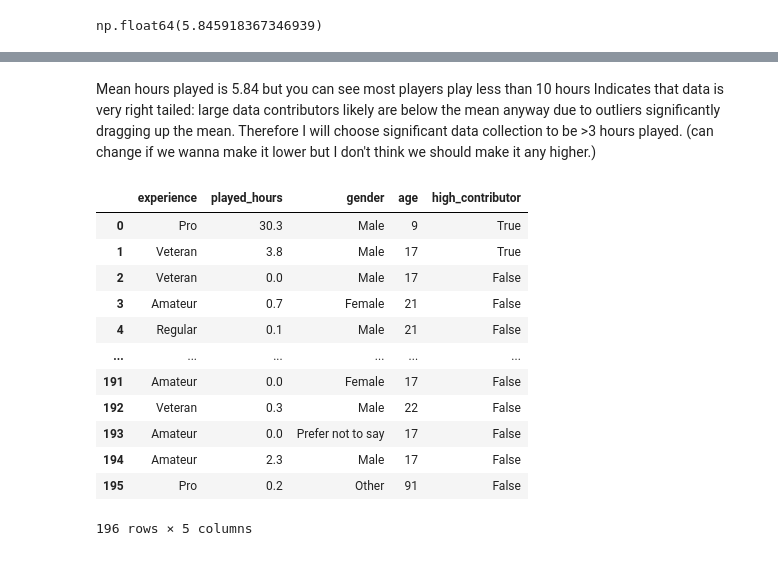
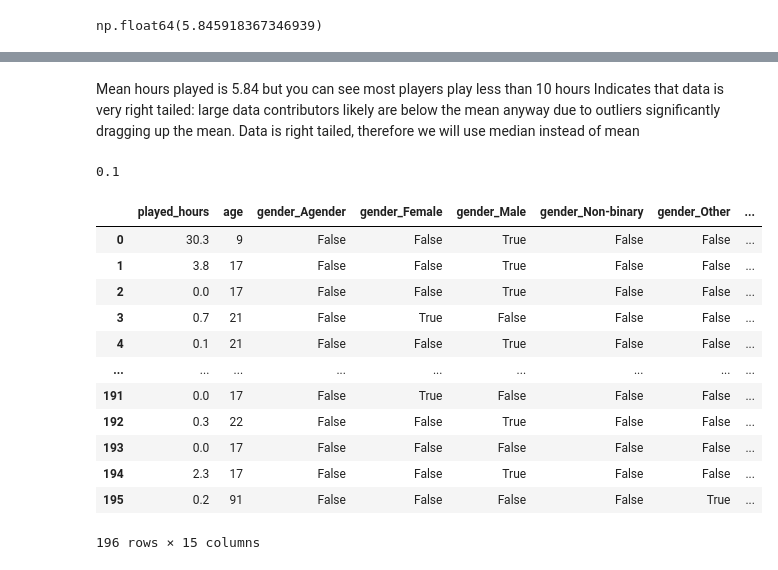
Before and after one commit to SamsonTan14/dsciindividualproject, a Jupyter notebook: final_project.ipynb, the cells around one changed output, grey strips where cells are left out. Saved outputs shown, nothing was run; the diff lists cells and outputs as text; code cells hidden in the pictures.

```diff
--- a/final_project.ipynb
+++ b/final_project.ipynb
@@ -14,8 +14,12 @@ from sklearn.model_selection import (
 from sklearn.neighbors import KNeighborsClassifier
 from sklearn.pipeline import make_pipeline
 from sklearn.preprocessing import StandardScaler
+from sklearn.compose import make_column_selector
 alt.data_transformers.enable('vegafusion')
 set_config(transform_output="pandas")
+pd.set_option('display.max_colwidth', None)
+
+np.random.seed(424242)
 # %%
 url = 'https://drive.google.com/uc?export=download&id=1Mw9vW0hjTJwRWx0bDXiSpYsO3gKogaPz'
 
@@ -53,24 +42,31 @@ mean_hours_hist
 # %% [markdown]
 Mean hours played is 5.84 but you can see most players play less than 10 hours
 Indicates that data is very right tailed: large data contributors likely are below the mean anyway due to outliers significantly dragging up the mean.
-Therefore I will choose significant data collection to be >3 hours played.  (can change if we wanna make it lower but I don't think we should make it any higher.)
+Data is right tailed, therefore we will use median instead of mean
-# %%
-np.random.seed(424242)
-players = players.assign(high_contributor = players['played_hours'] >= 3)
-players
-# %% [output]
-|  | experience | played_hours | gender | age | high_contributor |
-| 0 | Pro | 30.3 | Male | 9 | True |
-| 1 | Veteran | 3.8 | Male | 17 | True |
-| 2 | Veteran | 0.0 | Male | 17 | False |
-| 3 | Amateur | 0.7 | Female | 21 | False |
-| 4 | Regular | 0.1 | Male | 21 | False |
-| ... | ... | ... | ... | ... | ... |
-| 191 | Amateur | 0.0 | Female | 17 | False |
-| 192 | Veteran | 0.3 | Male | 22 | False |
-| 193 | Amateur | 0.0 | Prefer not to say | 17 | False |
-| 194 | Amateur | 2.3 | Male | 17 | False |
-| 195 | Pro | 0.2 | Other | 91 | False |
-196 rows × 5 columns
+# %%
+median_hours_played = players['played_hours'].median()
+median_hours_played
+# %% [output]
+0.1
+# %%
+players_quantitative = pd.get_dummies(players, columns=['gender', 'experience'])
+players_quantitative
+
+players_quantitative = players_quantitative.assign(high_contributor = players_quantitative['played_hours'] >= 0.1)
+players_quantitative
+# %% [output]
+|  | played_hours | age | gender_Agender | gender_Female | gender_Male | gender_Non-binary | gender_Other | ... |
+| 0 | 30.3 | 9 | False | False | True | False | False | ... |
+| 1 | 3.8 | 17 | False | False | True | False | False | ... |
+| 2 | 0.0 | 17 | False | False | True | False | False | ... |
+| 3 | 0.7 | 21 | False | True | False | False | False | ... |
+| 4 | 0.1 | 21 | False | False | True | False | False | ... |
+| ... | ... | ... | ... | ... | ... | ... | ... | ... |
+| 191 | 0.0 | 17 | False | True | False | False | False | ... |
+| 192 | 0.3 | 22 | False | False | True | False | False | ... |
+| 193 | 0.0 | 17 | False | False | False | False | False | ... |
+| 194 | 2.3 | 17 | False | False | True | False | False | ... |
+| 195 | 0.2 | 91 | False | False | False | False | True | ... |
+196 rows × 15 columns
 # %%
 
```
Also changed, not shown: parts of 12 cells of this notebook.
